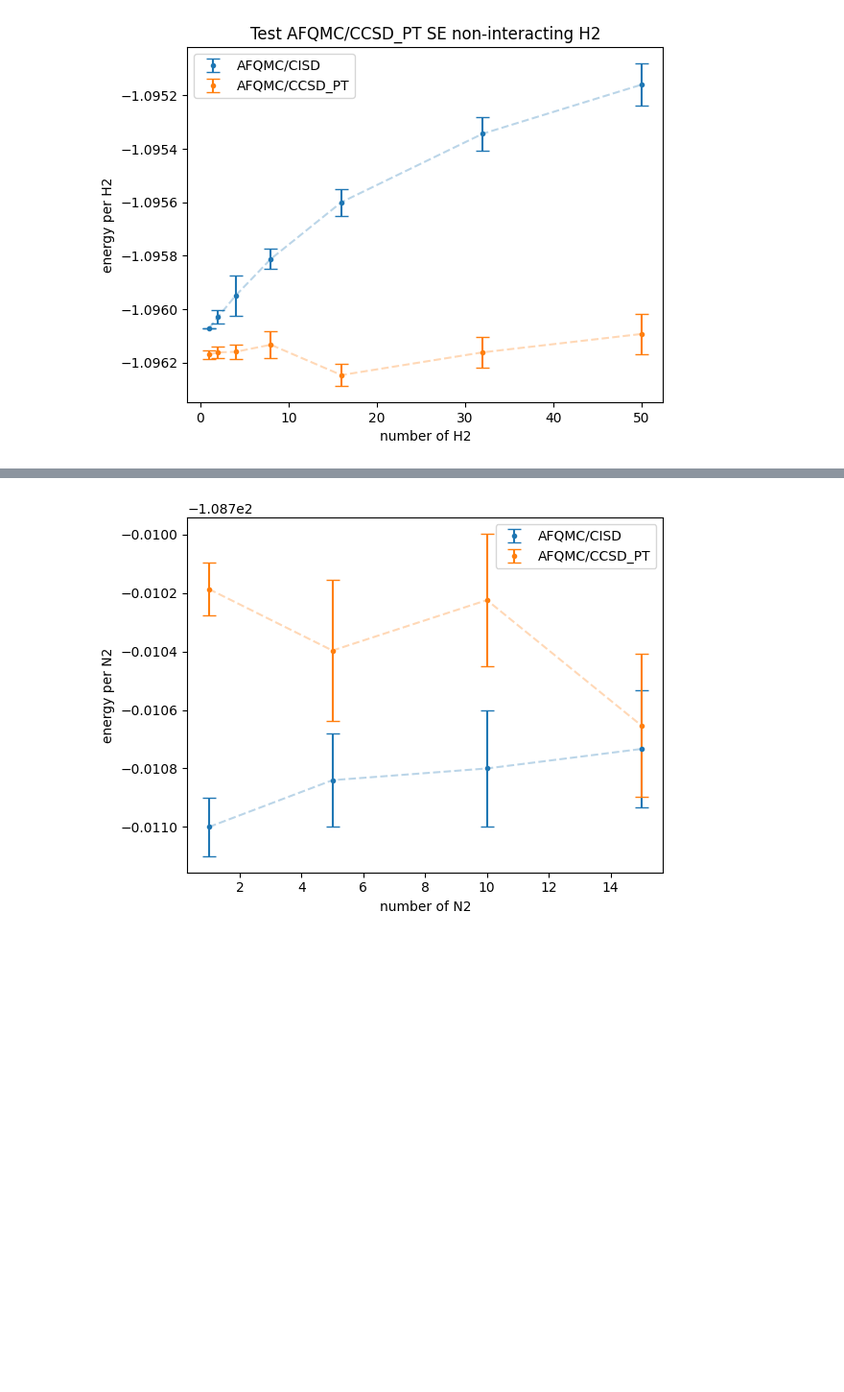
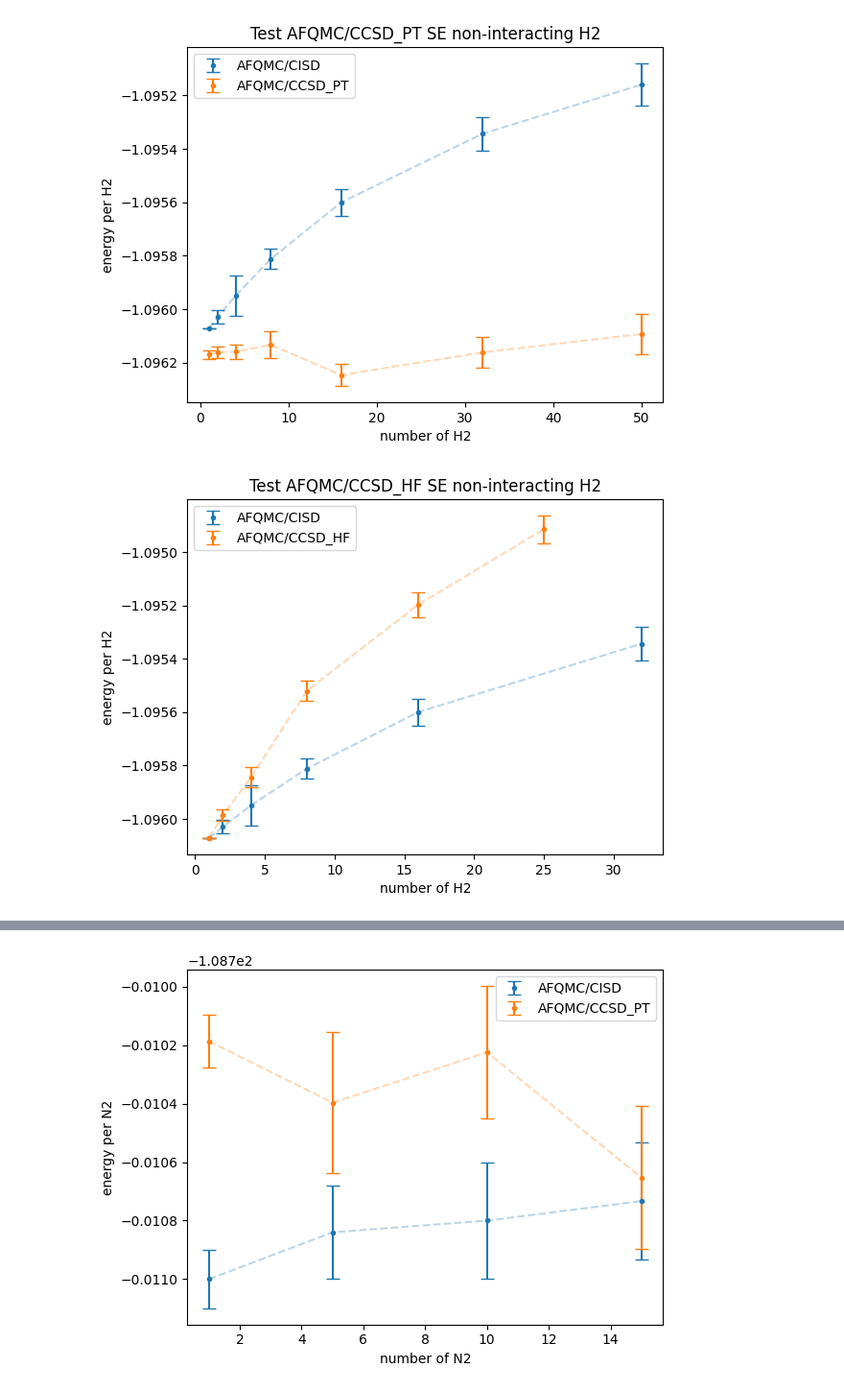
Before and after one commit to zh-yichi/cs_afqmc, a Jupyter notebook: ad_afqmc/ccsd_pt/ccsd_pt_data.ipynb, the cells around one changed output, grey strips where cells are left out. Shown at 96% size. Drawn from its saved outputs; the diff is of its cells as text; code cells hidden in the pictures; blank space fills up the shorter version.

```diff
--- a/ad_afqmc/ccsd_pt/ccsd_pt_data.ipynb
+++ b/ad_afqmc/ccsd_pt/ccsd_pt_data.ipynb
@@ -49,3 +49,41 @@ plt.legend()
 plt.show()
 # %% [output]
 [figure]
+# %%
+# truncated CCSD trial guided by Hf
+# <CCSD|H|walkers><HF|walkers> * <HF|walkers>/CCSD|walkers>
+# H2
+# 1  AFQMC/CCSD_HF energy: -1.096071 +/- 0.000000
+# 2  AFQMC/CCSD_HF energy: -2.191973 +/- 0.000044
+# 4  AFQMC/CCSD_HF energy: -4.383381 +/- 0.000150
+# 8  AFQMC/CCSD_HF energy: -8.764165 +/- 0.000305
+# 16 AFQMC/CCSD_HF energy: -17.523157 +/- 0.000762
+data1 = '''
+1  AFQMC energy: -1.096072 +/- 0.00000
+2  AFQMC energy: -2.19206 +/- 0.00005
+4  AFQMC energy: -4.3838 +/- 0.0003
+8  AFQMC energy: -8.7665 +/- 0.0003
+16 AFQMC energy: -17.5296 +/- 0.0008
+32 AFQMC energy: -35.051 +/- 0.002
+'''
+data2 = '''
+1  AFQMC/CCSD_HF energy: -1.096071 +/- 0.000000
+2  AFQMC/CCSD_PT energy: -2.191973 +/- 0.000044
+4  AFQMC/CCSD_PT energy: -4.383381 +/- 0.000150
+8  AFQMC/CCSD_PT energy: -8.764165 +/- 0.000305
+16 AFQMC/CCSD_PT energy: -17.523157 +/- 0.000762
+25 AFQMC/CCSD_PT energy: -27.372870 +/- 0.001295
+'''
+n1,e_per1,err_per1 = get_data(data1)
+n2,e_per2,err_per2 = get_data(data2)
+plt.errorbar(n1,e_per1,yerr=err_per1,fmt='.',capsize=5,label='AFQMC/CISD')
+plt.plot(n1,e_per1, '--', color='C0', alpha=0.3)
+plt.errorbar(n2,e_per2,yerr=err_per2,fmt='.',capsize=5,label='AFQMC/CCSD_HF')
+plt.plot(n2,e_per2, '--', color='C1', alpha=0.3)
+plt.xlabel('number of H2')
+plt.ylabel('energy per H2')
+plt.title('Test AFQMC/CCSD_HF SE non-interacting H2')
+plt.legend()
+plt.show()
+# %% [output]
+[figure, added]
```
Also changed, not shown: parts of 5 cells of this notebook, 17 other files.
